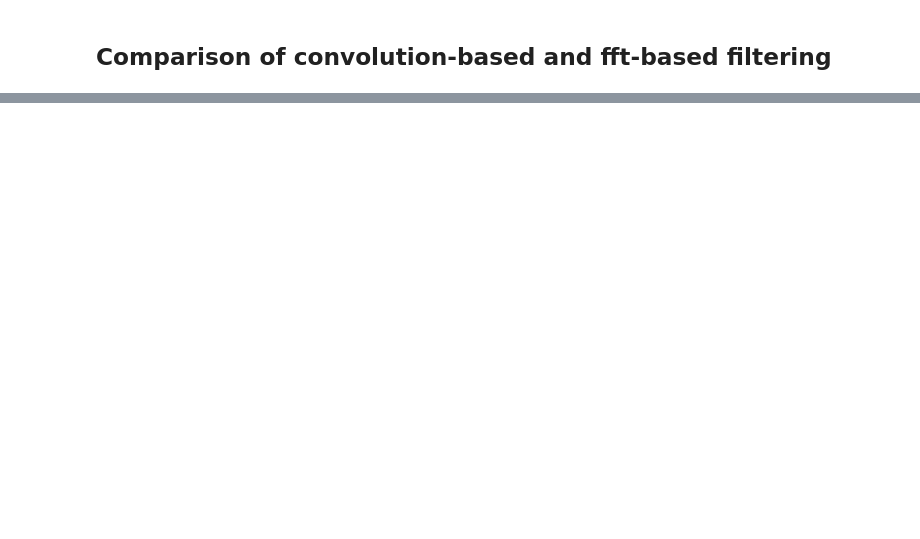
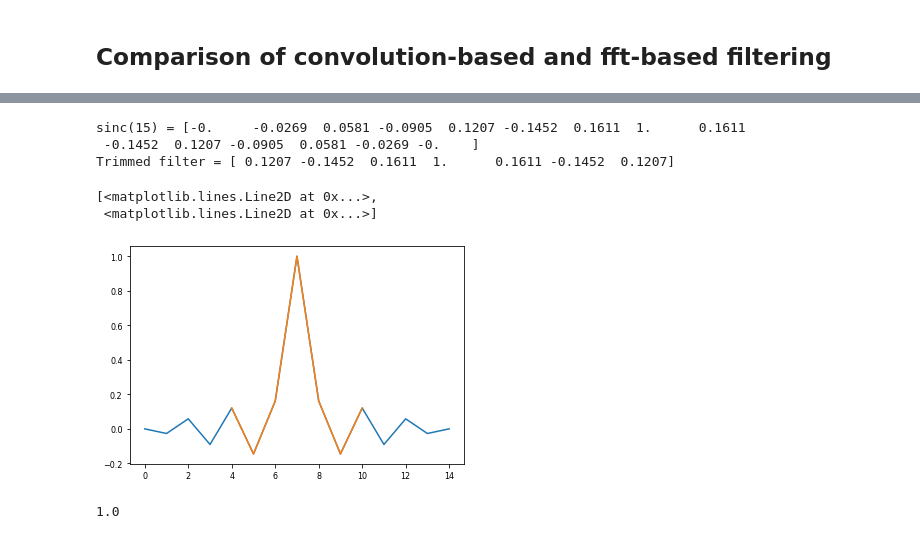
Before and after one commit to adamgogacz/time-series-processing, a Jupyter notebook: bandpass_filters.ipynb, the cells around one changed output, grey strips where cells are left out. Cells and saved outputs as stored; diff of their text form; code cells hidden in the pictures; blank space fills up the shorter version.

```diff
--- a/bandpass_filters.ipynb
+++ b/bandpass_filters.ipynb
@@ -41,7 +81,7 @@ def gauss(sig:np.ndarray, loc:float, scale:float):
 def sinc(Nsamp:int=1001):
   'Sinc filter'
   Nsamp=2*(Nsamp//2)+1
-  xarr=np.linspace(-Nsamp//2.25,Nsamp//2.25,Nsamp)
+  xarr=np.linspace(-(Nsamp//2.25),Nsamp//2.25,Nsamp)
   fsinc=np.sinc(xarr)
   return fsinc
 # %%
@@ -158,0 +207,28 @@ if __name__=="__main__":
+# %%
+threshold=0.65
+filt=sinc(15)
+print(f'sinc({len(filt)}) = {np.round(filt,4)}')
+DDfilt=np.convolve(filt,np.array([-1.,2.,-1.]),'same'); DDfilt=DDfilt[len(filt)//2:]; DDfilt[-2:]=0
+if DDfilt[1:].max() > 0:
+  DDfilt[DDfilt<0]=0.
+else:
+  DDfilt[:]=1.
+Esym=np.cumsum(2*np.abs(filt[len(filt)//2:])); Esym-=filt[len(filt)//2]
+Esym=(Esym/Esym[-1])
+idx=np.argmax(np.logical_and(Esym >= threshold, DDfilt > 0))
+idxUsemin=len(filt)//2-idx
+idxUsemax=len(filt)//2+idx+1
+print(f'Trimmed filter = {np.round(filt[idxUsemin:idxUsemax],4)}')
+x=np.arange(len(filt))
+plt.plot(x,filt,x[idxUsemin:idxUsemax],filt[idxUsemin:idxUsemax])
+# %% [output]
+sinc(15) = [-0.     -0.0269  0.0581 -0.0905  0.1207 -0.1452  0.1611  1.      0.1611
+ -0.1452  0.1207 -0.0905  0.0581 -0.0269 -0.    ]
+Trimmed filter = [ 0.1207 -0.1452  0.1611  1.      0.1611 -0.1452  0.1207]
+[<matplotlib.lines.Line2D at 0x...>,
+ <matplotlib.lines.Line2D at 0x...>]
+[figure, added]
+# %%
+np.sin(np.pi/2)
+# %% [output]
+1.0
```
Also changed, not shown: parts of 9 cells of this notebook.
